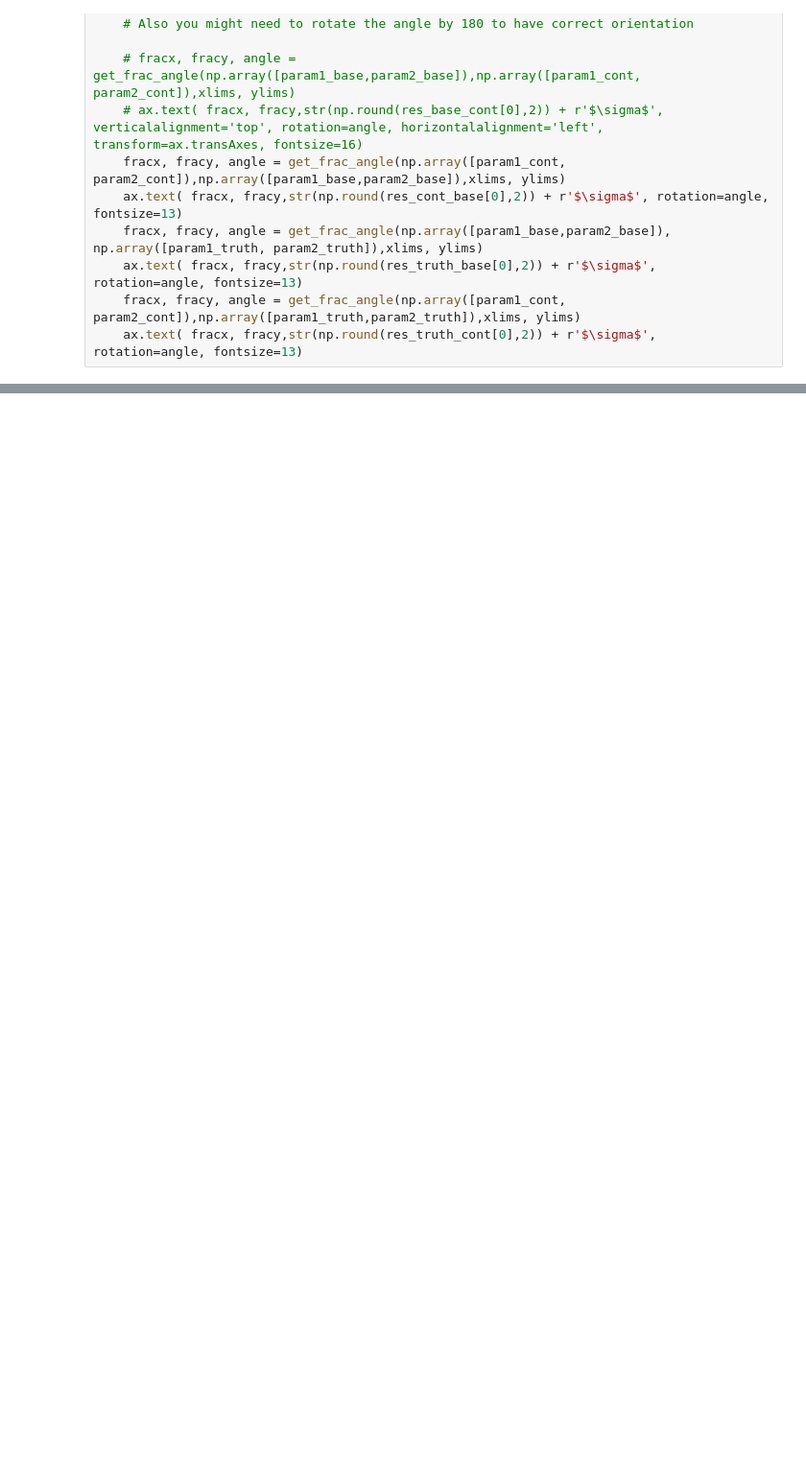
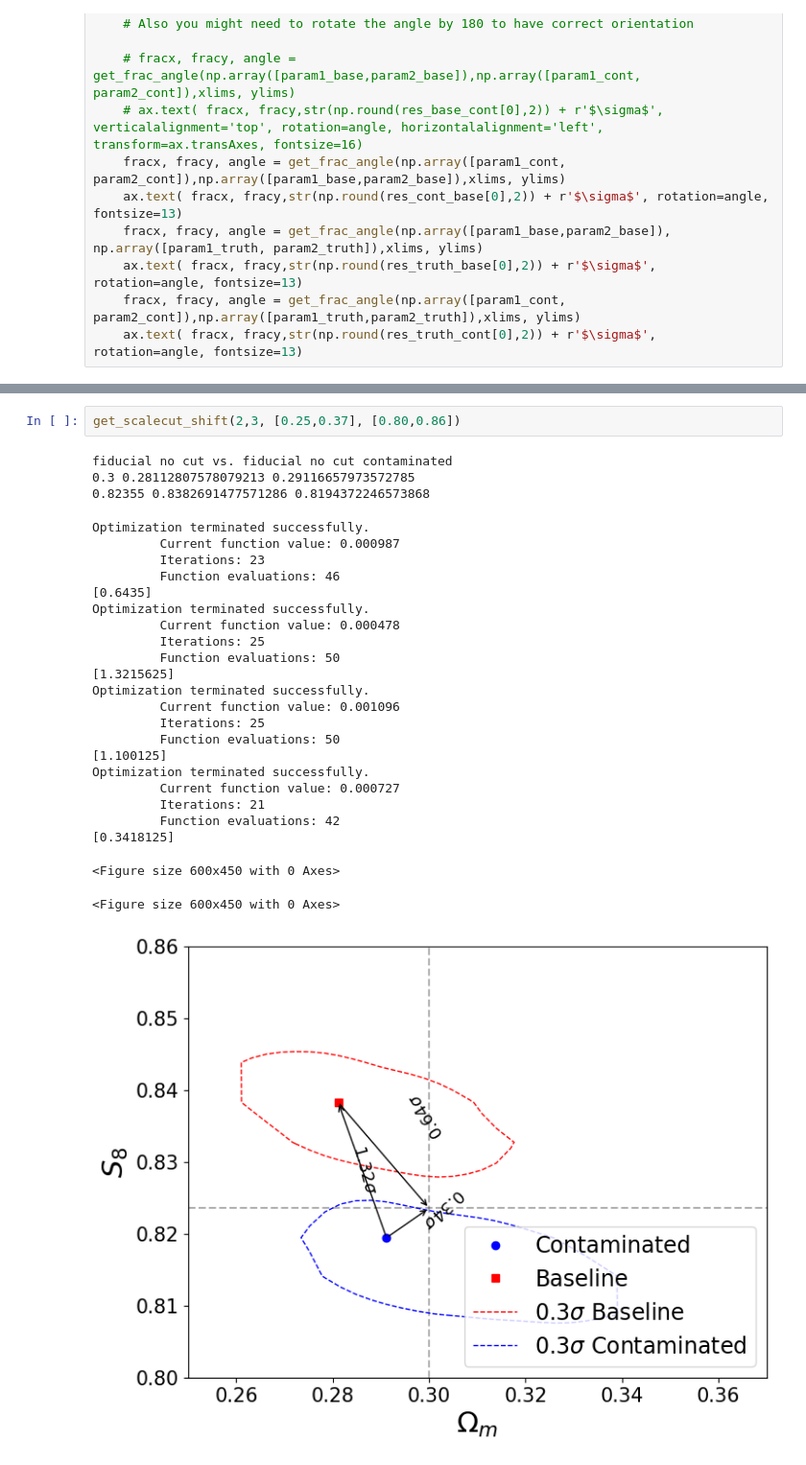
Before and after one commit to delve-survey/CosmicShearCosmosis, a Jupyter notebook: notebooks/CalculateScaleCutShift.ipynb, the cells around one changed output, grey strips where cells are left out. Shown at 96% size. Cells and saved outputs as stored; diff of their text form; blank space fills up the shorter version.

```diff
--- a/notebooks/CalculateScaleCutShift.ipynb
+++ b/notebooks/CalculateScaleCutShift.ipynb
@@ -315,0 +329,29 @@ Optimization terminated successfully.
+# %%
+get_scalecut_shift(2,3, [0.25,0.37], [0.80,0.86])
+# %% [output]
+fiducial no cut vs. fiducial no cut contaminated
+0.3 0.28112807578079213 0.29116657973572785
+0.82355 0.8382691477571286 0.8194372246573868
+Optimization terminated successfully.
+         Current function value: 0.000987
+         Iterations: 23
+         Function evaluations: 46
+[0.6435]
+Optimization terminated successfully.
+         Current function value: 0.000478
+         Iterations: 25
+         Function evaluations: 50
+[1.3215625]
+Optimization terminated successfully.
+         Current function value: 0.001096
+         Iterations: 25
+         Function evaluations: 50
+[1.100125]
+Optimization terminated successfully.
+         Current function value: 0.000727
+         Iterations: 21
+         Function evaluations: 42
+[0.3418125]
+<Figure size 600x450 with 0 Axes>
+<Figure size 600x450 with 0 Axes>
+[figure, added]
```
Also changed, not shown: parts of 4 cells of this notebook, 3 other files.
